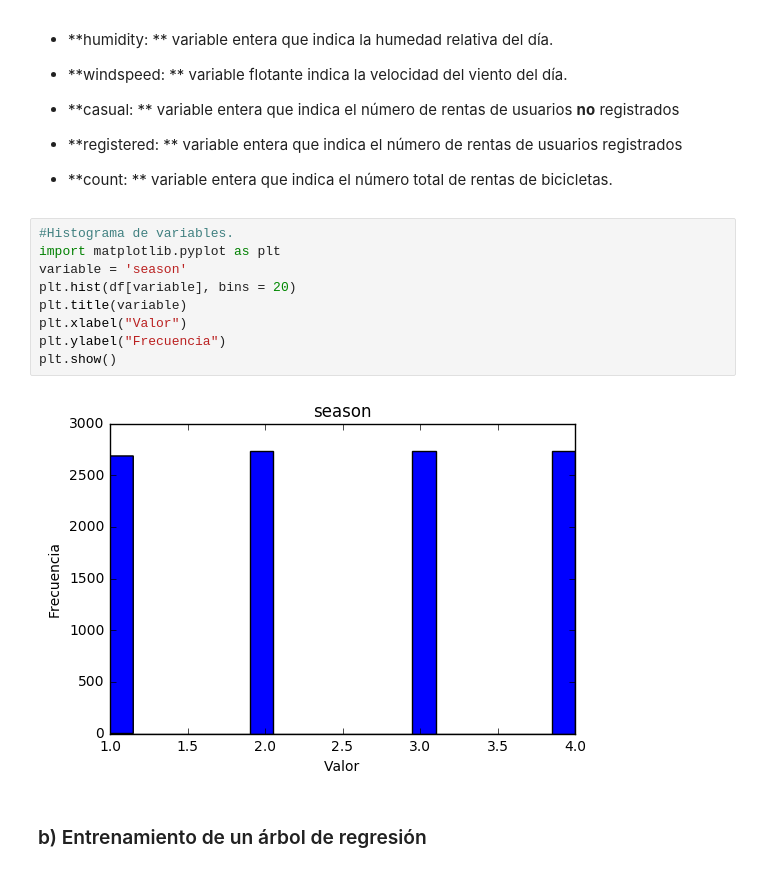
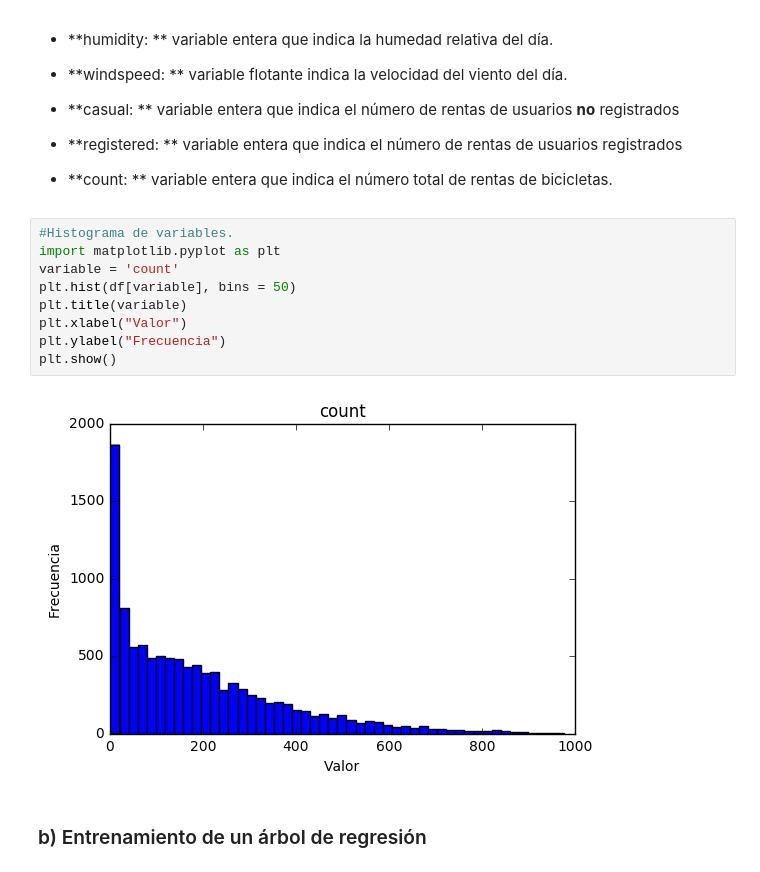
Before and after one commit to ivangolo/ML, a Jupyter notebook: Parte 2/Bike_Sharing.ipynb, the cells around one changed output. Drawn from its saved outputs; the diff is of its cells as text.

```diff
--- a/Parte 2/Bike_Sharing.ipynb
+++ b/Parte 2/Bike_Sharing.ipynb
@@ -64,14 +64,14 @@ Se generó un dataframe con la ayuda de *pandas*, en donde se muestran los datos
 # %%
 #Histograma de variables.
 import matplotlib.pyplot as plt
-variable = 'season'
-plt.hist(df[variable], bins = 20)
+variable = 'count'
+plt.hist(df[variable], bins = 50)
 plt.title(variable)
 plt.xlabel("Valor")
 plt.ylabel("Frecuencia")
 plt.show()
 # %% [output]
-[figure, old version]
+[figure, new version]
 # %% [markdown]
 ### b) Entrenamiento de un árbol de regresión
 # %%
```
Also changed, not shown: parts of 7 cells of this notebook.
